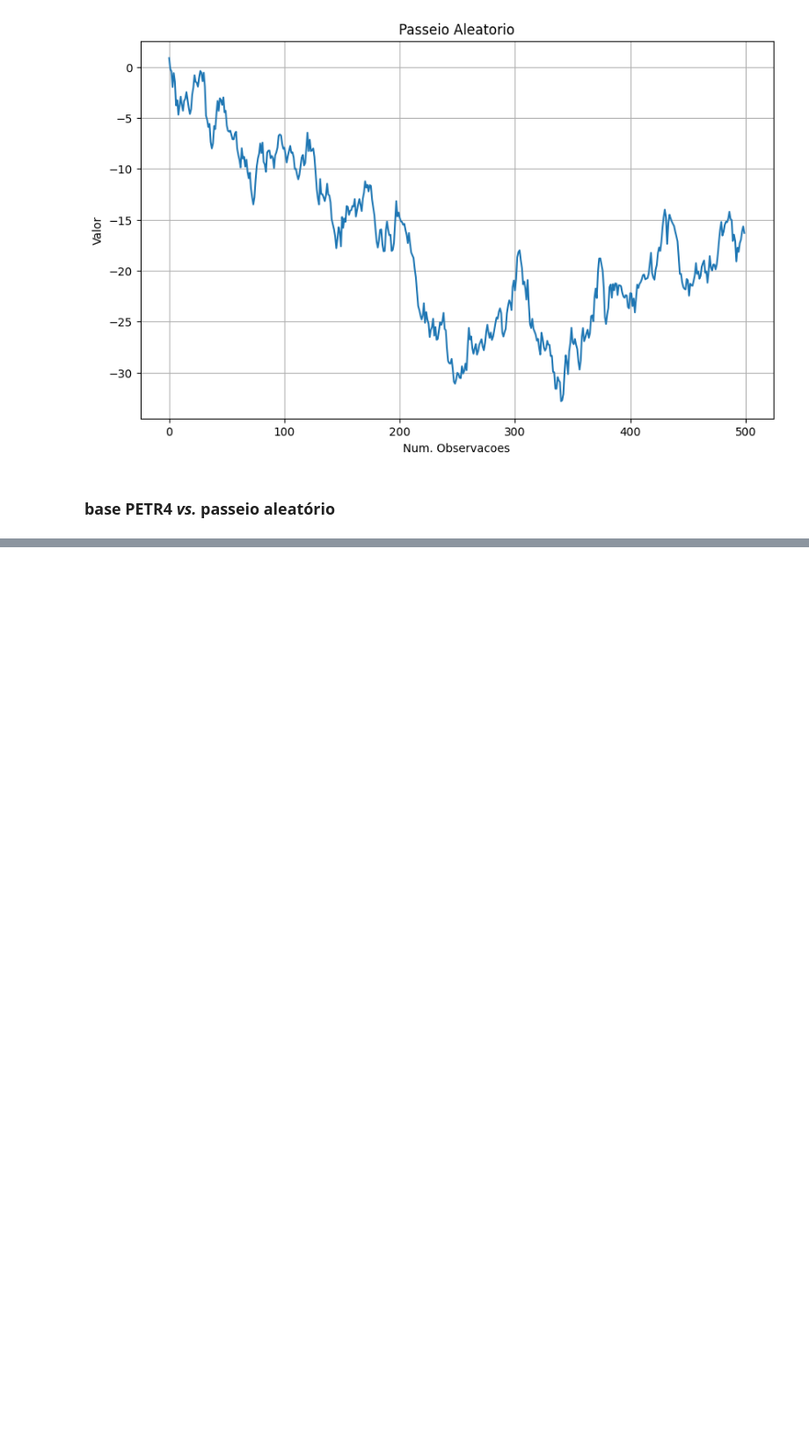
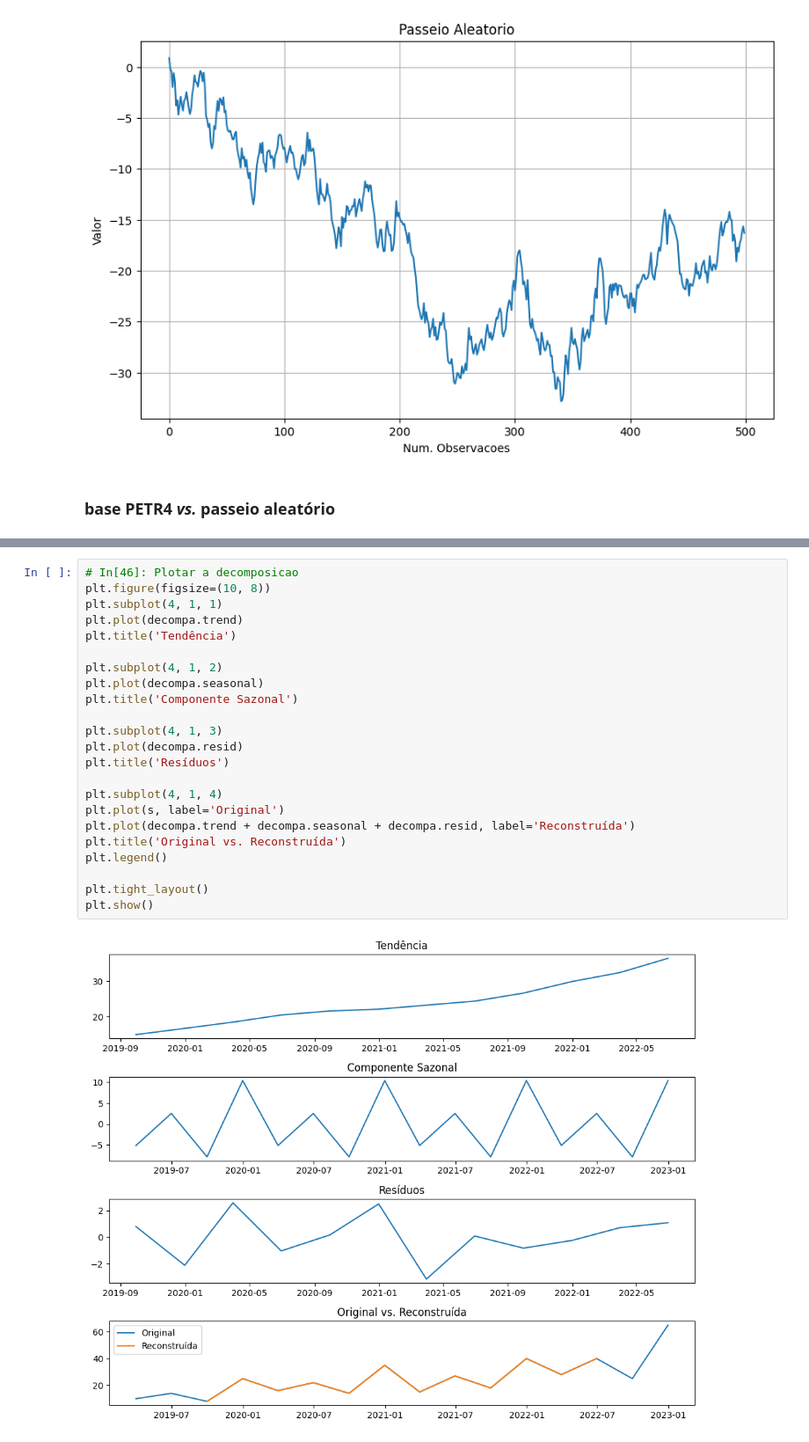
Before and after one commit to luizalaquini/time-series, a Jupyter notebook: script.ipynb, the cells around one changed output, grey strips where cells are left out. Shown at 88% size. Saved outputs shown, nothing was run; the diff lists cells and outputs as text; blank space fills up the shorter version.

```diff
--- a/script.ipynb
+++ b/script.ipynb
@@ -2836,0 +724,25 @@ else:
+# %%
+# In[46]: Plotar a decomposicao
+plt.figure(figsize=(10, 8))
+plt.subplot(4, 1, 1)
+plt.plot(decompa.trend)
+plt.title('Tendência')
+
+plt.subplot(4, 1, 2)
+plt.plot(decompa.seasonal)
+plt.title('Componente Sazonal')
+
+plt.subplot(4, 1, 3)
+plt.plot(decompa.resid)
+plt.title('Resíduos')
+
+plt.subplot(4, 1, 4)
+plt.plot(s, label='Original')
+plt.plot(decompa.trend + decompa.seasonal + decompa.resid, label='Reconstruída')
+plt.title('Original vs. Reconstruída')
+plt.legend()
+
+plt.tight_layout()
+plt.show()
+# %% [output]
+[figure, added]
```
Also changed, not shown: parts of 14 cells of this notebook.
